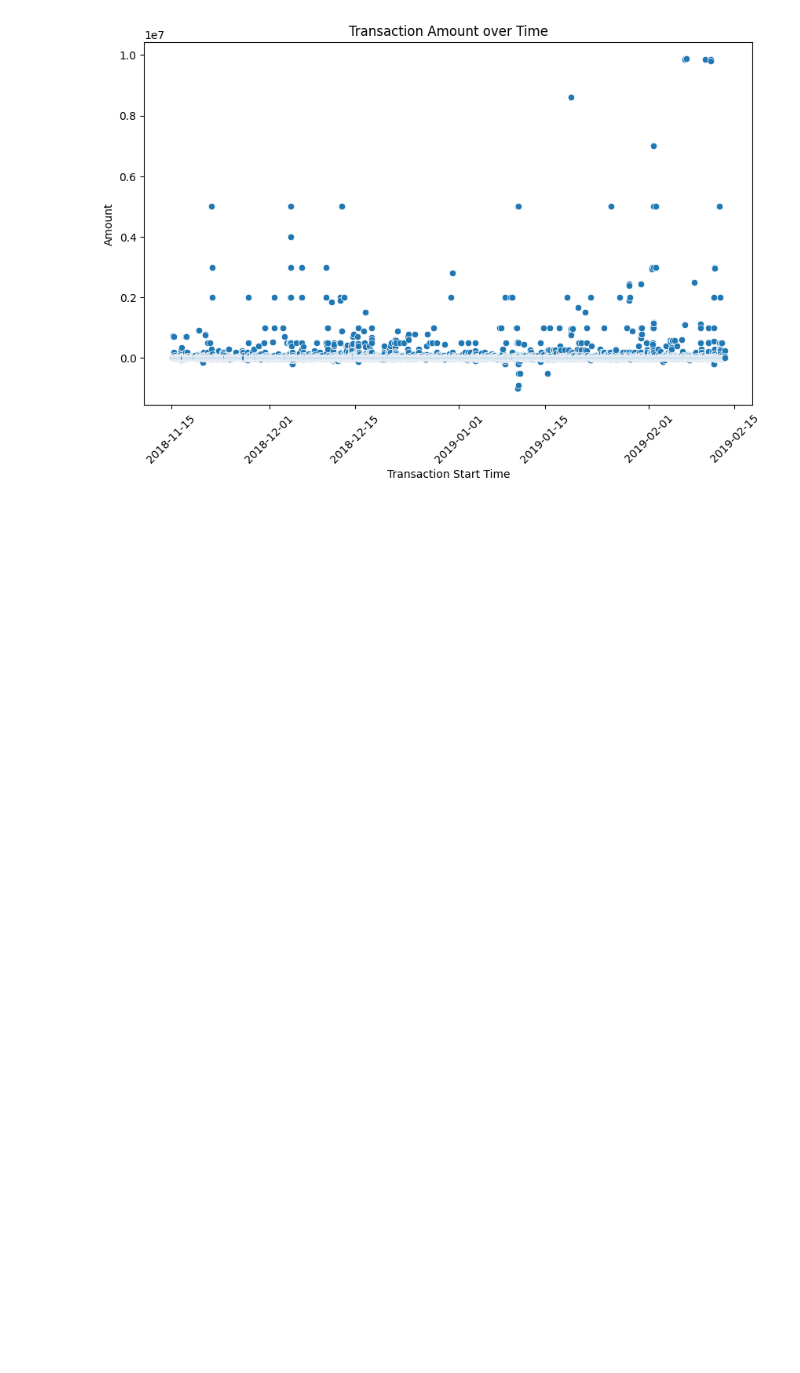
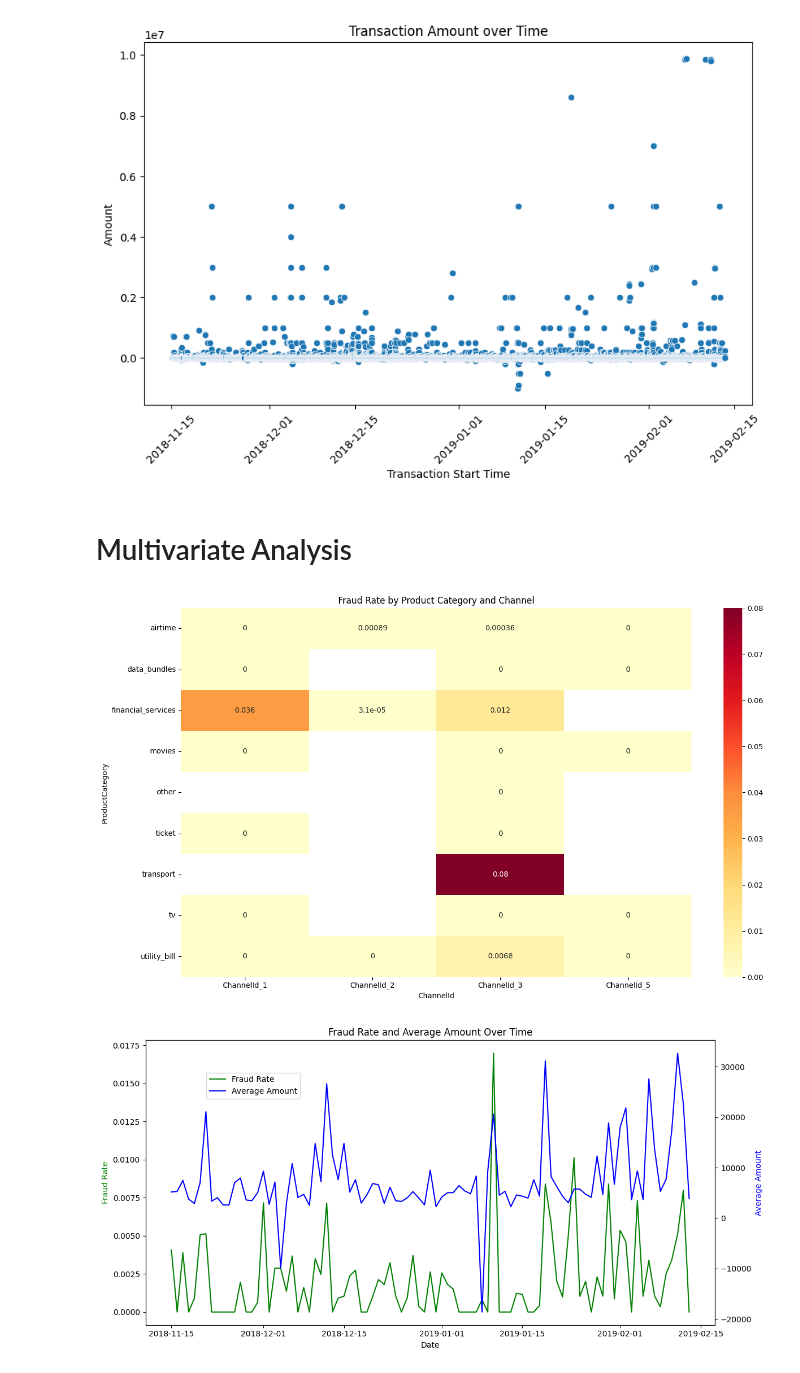
Before and after one commit to nebiyu-getachew/bati-bank-credit-scoring, a Jupyter notebook: notebooks/task_2.ipynb, the cells around one changed output. Drawn from its saved outputs; the diff is of its cells as text; code cells hidden in the pictures; blank space fills up the shorter version.

Commit message:
Multivariate Analysis

```diff
--- a/notebooks/task_2.ipynb
+++ b/notebooks/task_2.ipynb
@@ -207,3 +207,10 @@ logger.info("Bivariate analysis completed")
 [figure]
 [figure]
 [figure]
+# %% [markdown]
+# Multivariate Analysis
+# %%
+multivariate_analysis(data)
+# %% [output]
+[figure, added]
+[figure, added]
```
Also changed, not shown: parts of 1 cell of this notebook.
